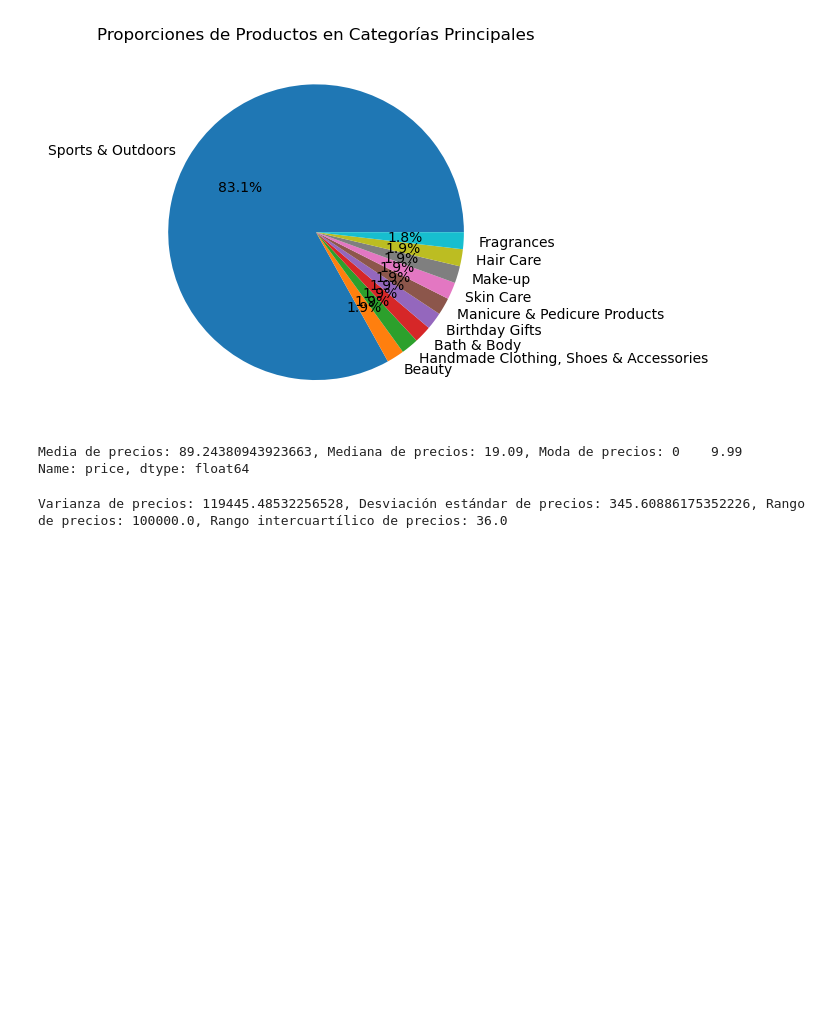
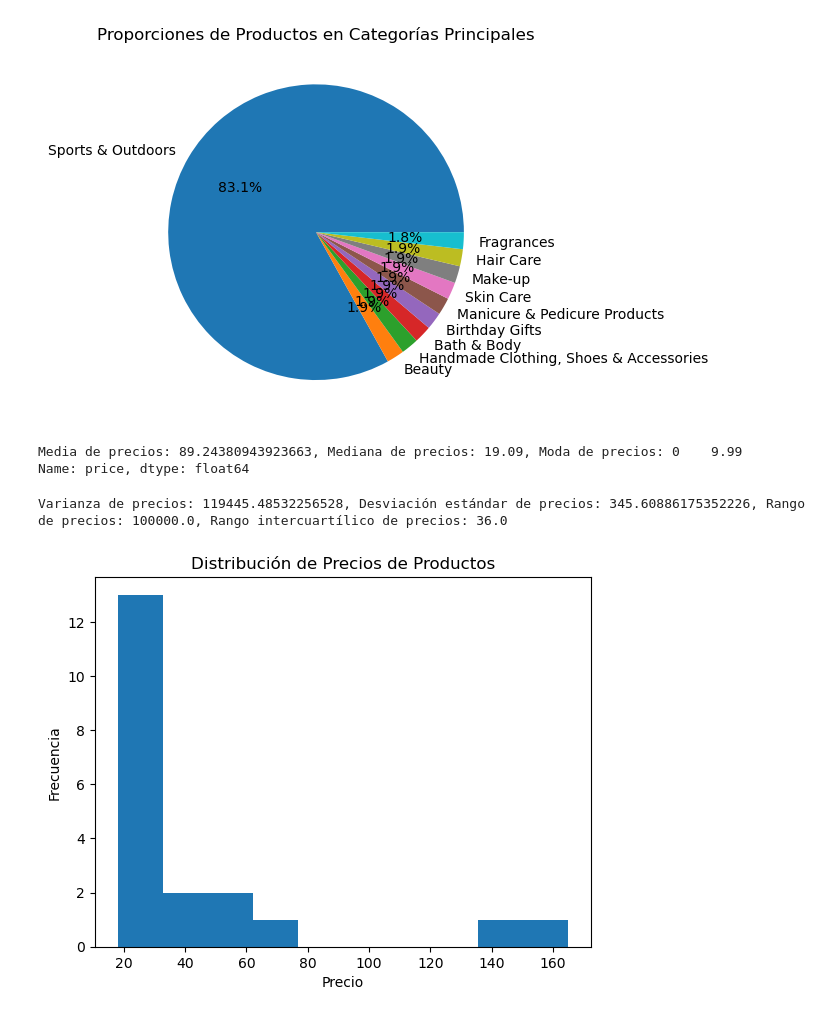
Before and after one commit to Andiwahnon15/lab-eda-univariate, a Jupyter notebook: LAB_UNIVARIATE.ipynb, the cells around one changed output. Cells and saved outputs as stored; diff of their text form; code cells hidden in the pictures; blank space fills up the shorter version.

```diff
--- a/LAB_UNIVARIATE.ipynb
+++ b/LAB_UNIVARIATE.ipynb
@@ -88,11 +88,13 @@ print(f"Varianza de precios: {variance_price}, Desviación estándar de precios:
 Varianza de precios: 119445.48532256528, Desviación estándar de precios: 345.60886175352226, Rango de precios: 100000.0, Rango intercuartílico de precios: 36.0
 # %%
 # Histograma para la distribución de precios de productos
-plt.hist(df['price'], bins='auto')
+plt.hist(df['price'].head(20), bins='auto')
 plt.xlabel('Precio')
 plt.ylabel('Frecuencia')
 plt.title('Distribución de Precios de Productos')
 plt.show()
+# %% [output]
+[figure, added]
 # %%
 # Box plot para visualizar la distribución de precios de productos
 plt.boxplot(df['price'])
```
Also changed, not shown: parts of 5 cells of this notebook.
